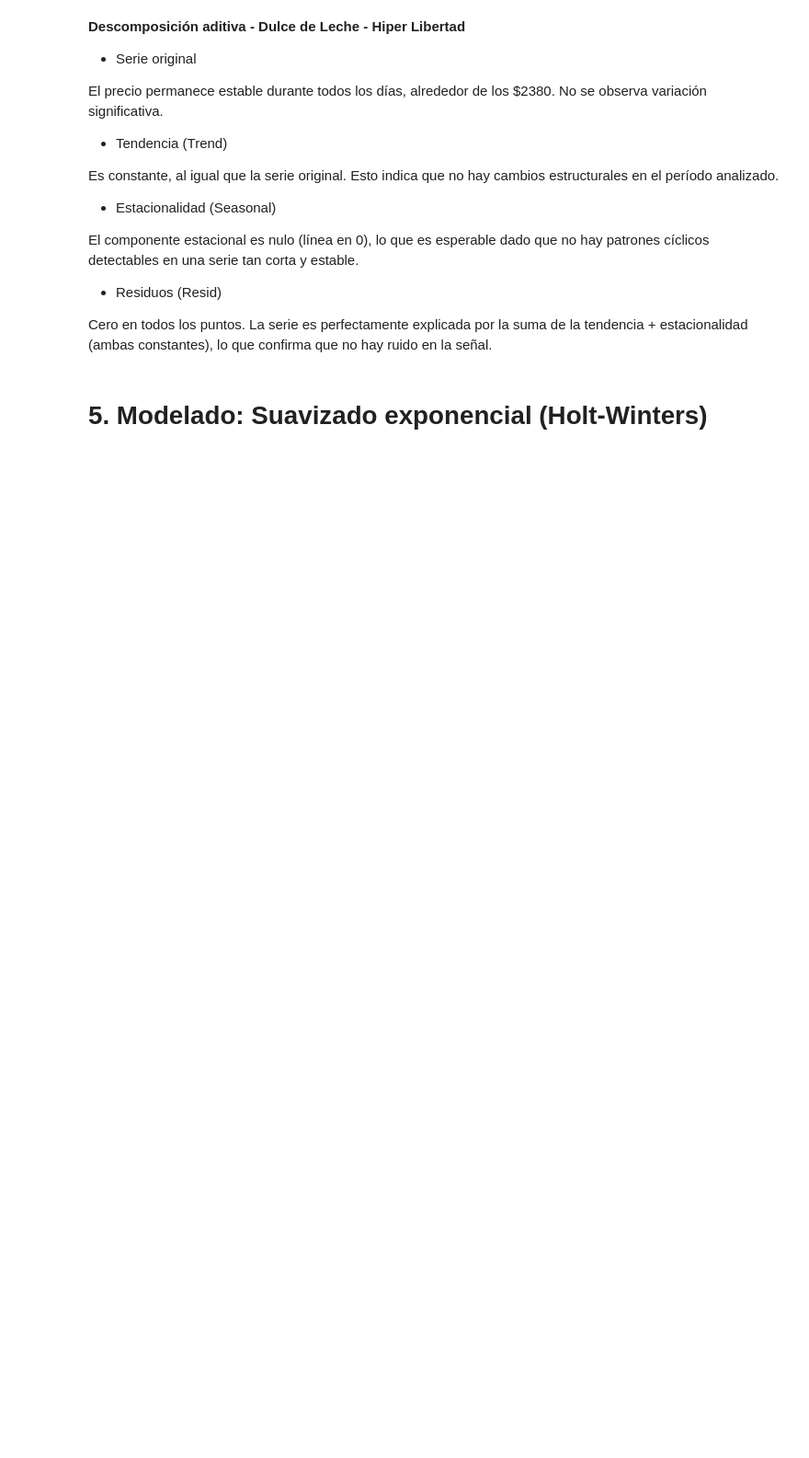
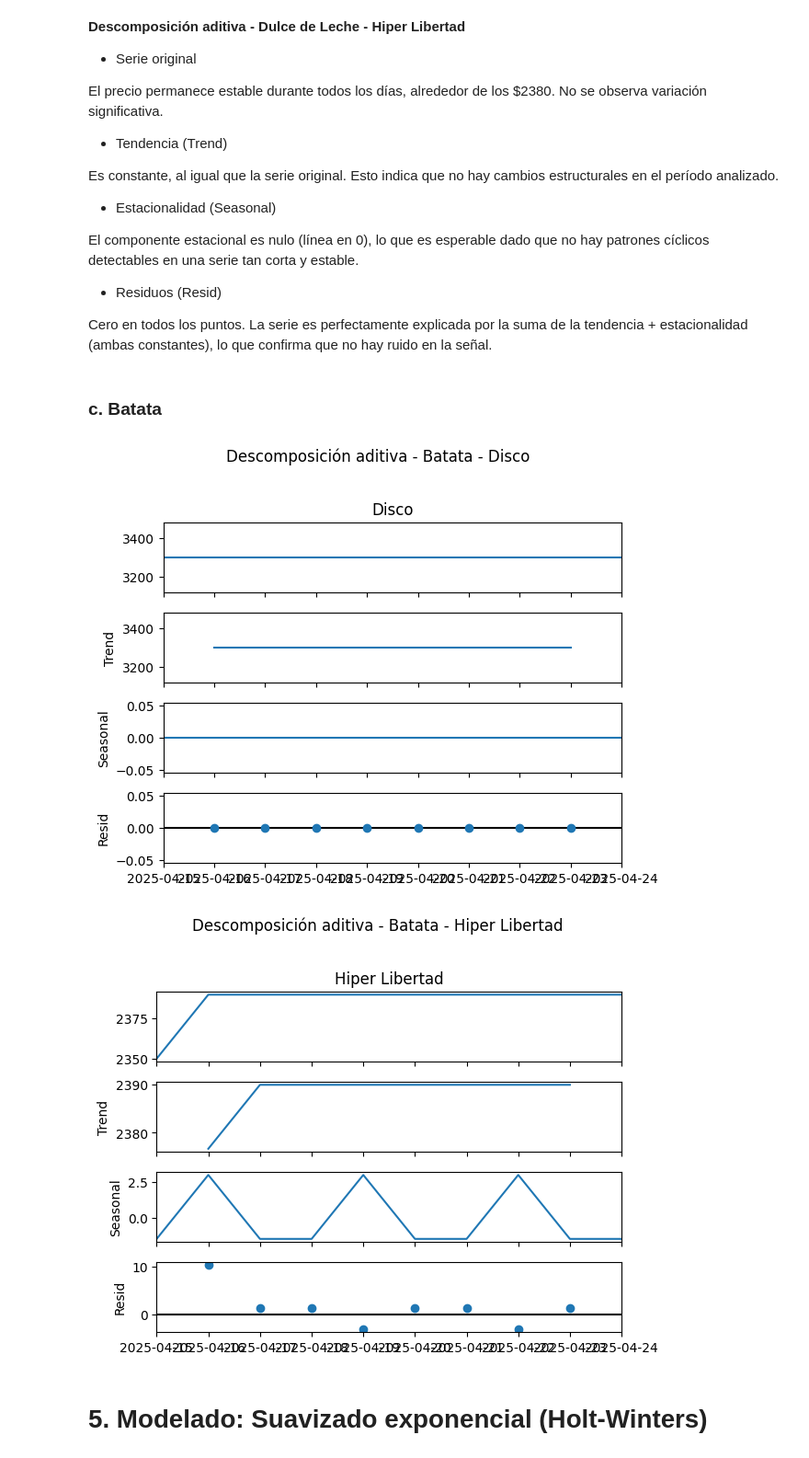
Before and after one commit to manuelpalomeque/Web-Scraper-canasta-basica, a Jupyter notebook: notebooks/02_modelo_tendencias_WS.ipynb, the cells around one changed output. Shown at 92% size. Cells and saved outputs as stored; diff of their text form; code cells hidden in the pictures; blank space fills up the shorter version.

```diff
--- a/notebooks/02_modelo_tendencias_WS.ipynb
+++ b/notebooks/02_modelo_tendencias_WS.ipynb
@@ -183,6 +202,29 @@ El componente estacional es nulo (línea en 0), lo que es esperable dado que no
 * Residuos (Resid)
 
 Cero en todos los puntos. La serie es perfectamente explicada por la suma de la tendencia + estacionalidad (ambas constantes), lo que confirma que no hay ruido en la señal.
+# %% [markdown]
+### c. Batata
+# %%
+# Descomposición simple para Disco
+serie_ts__disco_batata = serie_pivot_batata['Disco'].dropna()
+
+decompose = seasonal_decompose(serie_ts_disco_dulce , model='additive', period=3)
+decompose.plot()
+plt.suptitle(f'Descomposición aditiva - Batata - Disco', y=1.02)
+plt.tight_layout()
+plt.show()
+
+# Descomposición simple para Hiper Libertad
+serie_ts_hl_batata= serie_pivot_batata['Hiper Libertad'].dropna()
+
+decompose = seasonal_decompose(serie_ts_hl_dulce, model='additive', period=3)
+decompose.plot()
+plt.suptitle(f'Descomposición aditiva - Batata - Hiper Libertad', y=1.02)
+plt.tight_layout()
+plt.show()
+# %% [output]
+[figure, added]
+[figure, added]
 # %% [markdown]
 # 5. Modelado: Suavizado exponencial (Holt-Winters)
 # %%
```
Also changed, not shown: parts of 10 cells of this notebook.
